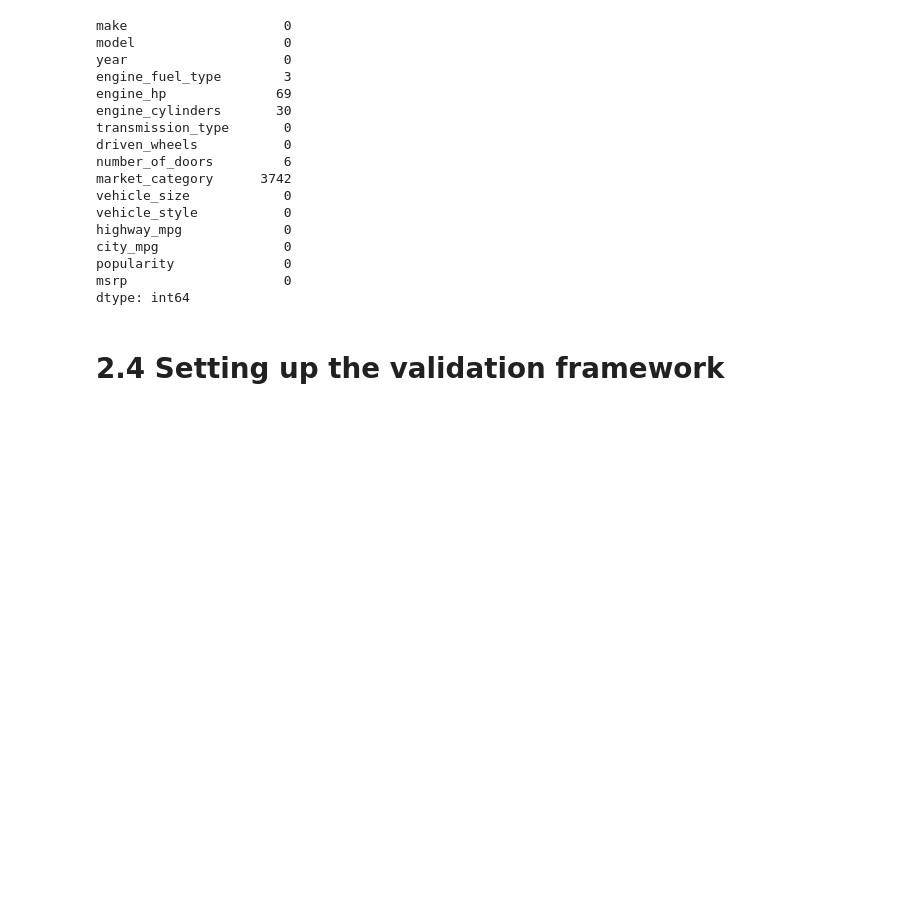
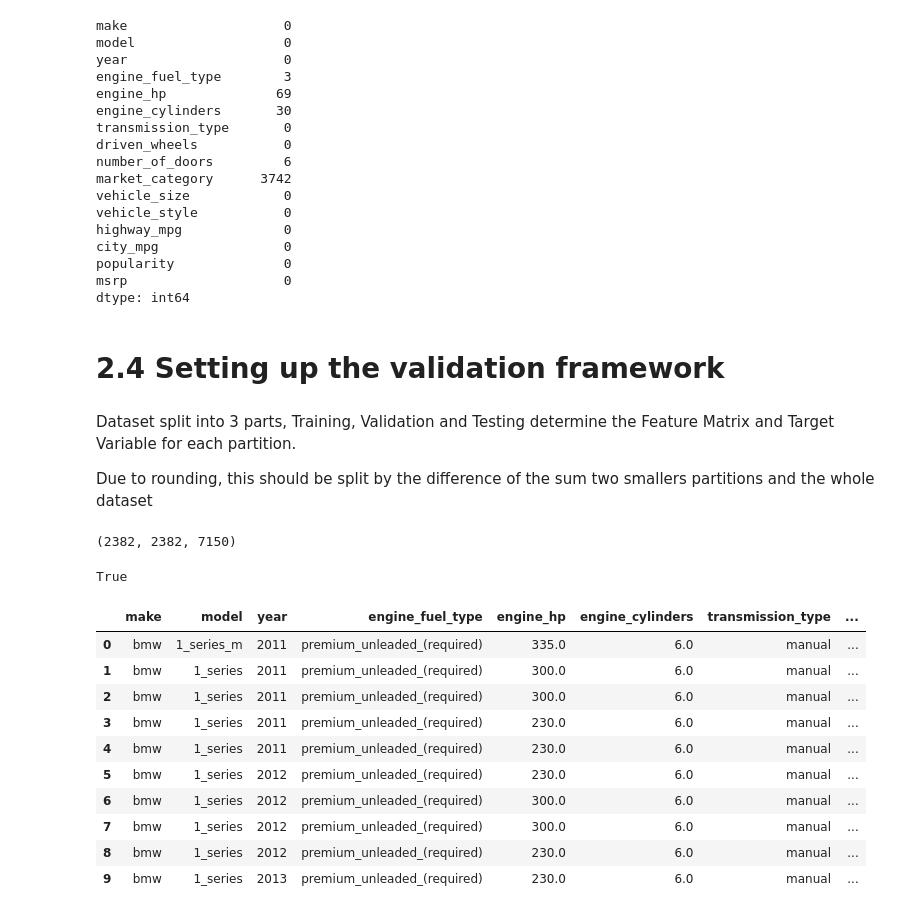
Before and after one commit to ajrp909/ml-zoomcamp-25, a Jupyter notebook: 02-regression/data_prep.ipynb, the cells around one changed output. Cells and saved outputs as stored; diff of their text form; code cells hidden in the pictures; blank space fills up the shorter version.

```diff
--- a/02-regression/data_prep.ipynb
+++ b/02-regression/data_prep.ipynb
@@ -195,3 +195,34 @@ msrp                    0
 dtype: int64
 # %% [markdown]
 # 2.4 Setting up the validation framework
+# %% [markdown]
+Dataset split into 3 parts, Training, Validation and Testing determine the Feature Matrix and Target Variable for each partition.
+
+Due to rounding, this should be split by the difference of the sum two smallers partitions and the whole dataset
+# %%
+n = len(df)
+
+n_val = int(n * 0.2)
+n_test = int(n * 0.2)
+n_train = n - n_val - n_test
+n_val, n_test, n_train
+# %% [output]
+(2382, 2382, 7150)
+# %%
+n == n_val + n_test + n_train
+# %% [output]
+True
+# %%
+df.iloc[:10]
+# %% [output]
+|  | make | model | year | engine_fuel_type | engine_hp | engine_cylinders | transmission_type | ... |
+| 0 | bmw | 1_series_m | 2011 | premium_unleaded_(required) | 335.0 | 6.0 | manual | ... |
+| 1 | bmw | 1_series | 2011 | premium_unleaded_(required) | 300.0 | 6.0 | manual | ... |
+| 2 | bmw | 1_series | 2011 | premium_unleaded_(required) | 300.0 | 6.0 | manual | ... |
+| 3 | bmw | 1_series | 2011 | premium_unleaded_(required) | 230.0 | 6.0 | manual | ... |
+| 4 | bmw | 1_series | 2011 | premium_unleaded_(required) | 230.0 | 6.0 | manual | ... |
+| 5 | bmw | 1_series | 2012 | premium_unleaded_(required) | 230.0 | 6.0 | manual | ... |
+| 6 | bmw | 1_series | 2012 | premium_unleaded_(required) | 300.0 | 6.0 | manual | ... |
+| 7 | bmw | 1_series | 2012 | premium_unleaded_(required) | 300.0 | 6.0 | manual | ... |
+| 8 | bmw | 1_series | 2012 | premium_unleaded_(required) | 230.0 | 6.0 | manual | ... |
+| 9 | bmw | 1_series | 2013 | premium_unleaded_(required) | 230.0 | 6.0 | manual | ... |
```
Also changed, not shown: parts of 12 cells of this notebook.
